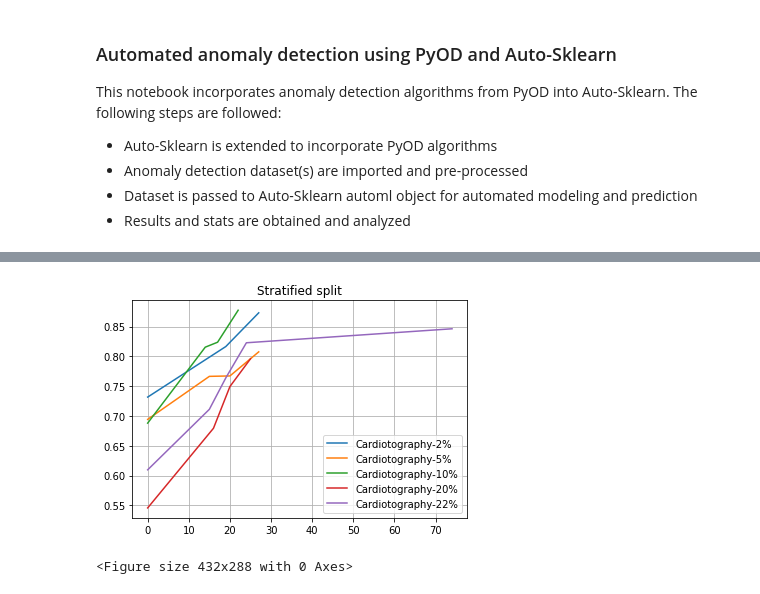
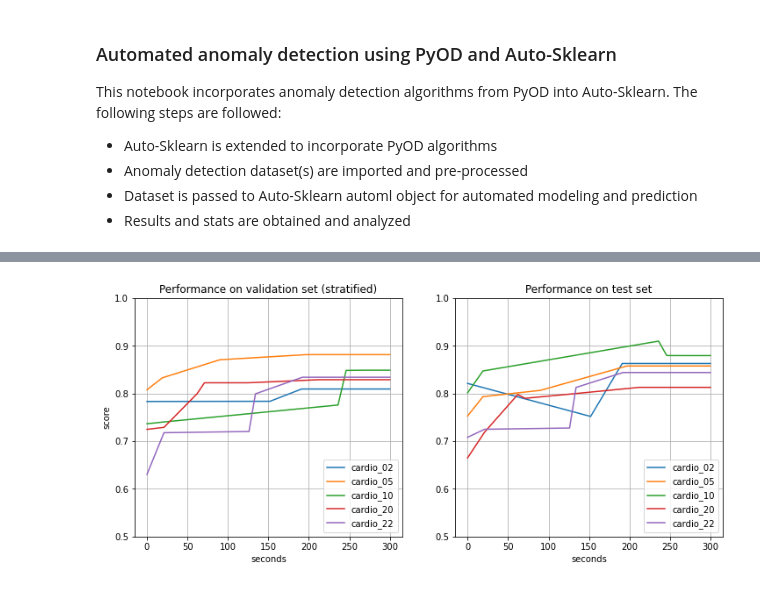
Before and after one commit to johnantonn/cash-for-unsupervised-ad, a Jupyter notebook: src/notebooks/automl_ad.ipynb, the cells around one changed output, grey strips where cells are left out. Cells and saved outputs as stored; diff of their text form; code cells hidden in the pictures.

```diff
--- a/src/notebooks/automl_ad.ipynb
+++ b/src/notebooks/automl_ad.ipynb
@@ -25 +43,10 @@ add_pyod_models_to_pipeline()
+# %%
+# Datasets to be included
+datasets = {
+    'cardio_02': '../../data/Cardiotocography_withoutdupl_norm_02_v10.arff',
+    'cardio_05': '../../data/Cardiotocography_withoutdupl_norm_05_v10.arff',
+    'cardio_10': '../../data/Cardiotocography_withoutdupl_norm_10_v10.arff',
+    'cardio_20': '../../data/Cardiotocography_withoutdupl_norm_20_v10.arff',
+    'cardio_22': '../../data/Cardiotocography_withoutdupl_norm_22.arff'
+}
 # %%
@@ -114,19 +130,38 @@ auto-sklearn results:
   Number of target algorithms that exceeded the memory limit: 0
 # %%
-# Plot test performance
+# Figure
+fig, (axv, axt) = plt.subplots(1, 2, figsize=(12,5))
+#
+# Plot validation performance
+for d, results in valid_performance.items():
+    # exctract series
+    xv = (results.Timestamp-results.Timestamp[0]).apply(td.total_seconds)
+    yv = results.single_best_optimization_score
+    # modify for plotting
+    xv.at[xv.shape[0]] = total_budget
+    yv.at[yv.shape[0]] = yv.at[yv.shape[0]-1]
+    axv.plot(xv, yv)
+axv.legend(list(datasets.keys()), loc='lower right')
+axv.set_ylim([0.5, 1.])
+axv.set_xlabel('seconds')
+axv.set_ylabel('score')
+axv.set_title('Performance on validation set ({})'.format(validation_type))
+axv.grid()
+#
+# Plot test set performance
 for d, results in test_performance.items():
-    plt.plot((results.Timestamp-results.Timestamp[0]).apply(td.total_seconds), results.single_best_test_score)
-plt.legend([
-    'Cardiotography-2%',
-    'Cardiotography-5%',
-    'Cardiotography-10%',
-    'Cardiotography-20%',
-    'Cardiotography-22%'
-])
-plt.title('Stratified split')
-plt.grid()
-#plt.savefig('cardiography-stratified.png')
-plt.show()
+    # exctract series
+    xt = (results.Timestamp-results.Timestamp[0]).apply(td.total_seconds)
+    yt = results.single_best_test_score
+    # modify plotting
+    xt.at[xt.shape[0]] = total_budget
+    yt.at[yt.shape[0]] = yt.at[yt.shape[0]-1]
+    axt.plot(xt, yt)
+axt.legend(list(datasets.keys()), loc='lower right')
+axt.set_ylim([0.5, 1.])
+axt.set_xlabel('seconds')
+#axt.set_ylabel('score')
+axt.set_title('Performance on test set')
+axt.grid()
 # %% [output]
-[figure, old version]
+[figure, new version]
-<Figure size 432x288 with 0 Axes>
```
Also changed, not shown: parts of 2 cells of this notebook, 19 other files.
